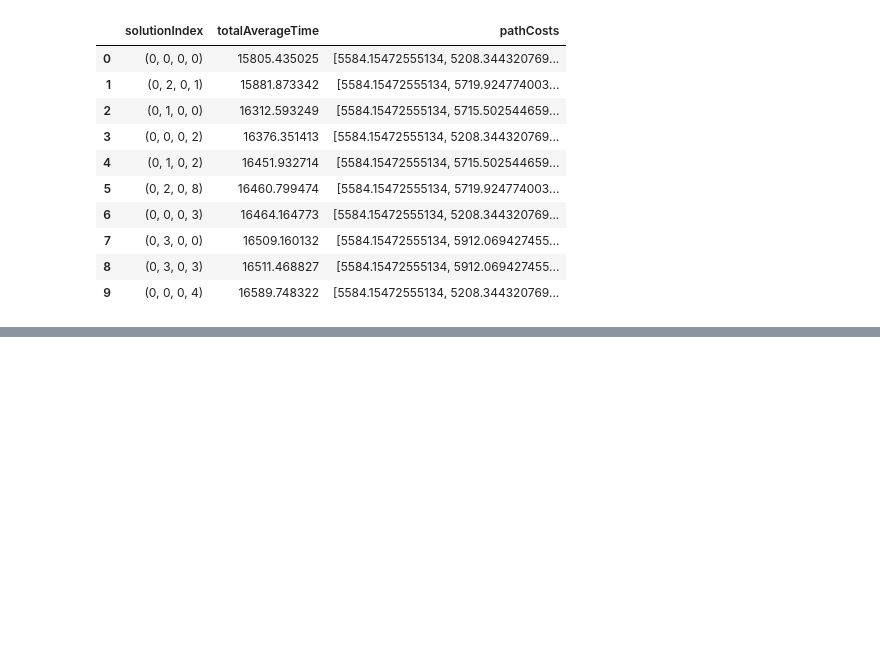
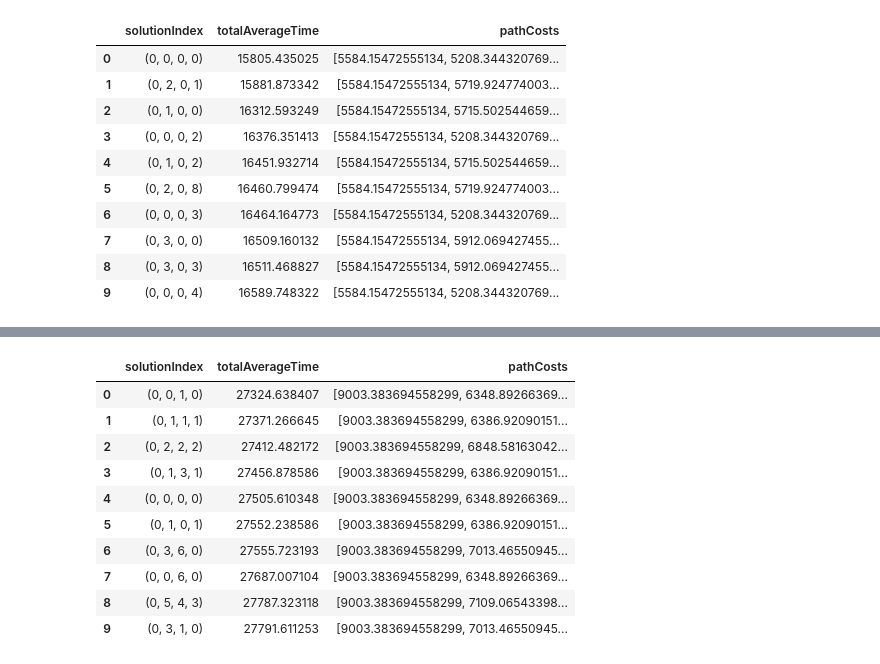
Before and after one commit to neo4j-product-examples/supply-chain-logistics-demo, a Jupyter notebook: part3-path-finding-and-what-if/route-finding-demo.ipynb, the cells around one changed output, grey strips where cells are left out. Drawn from its saved outputs; the diff is of its cells as text; code cells hidden in the pictures; blank space fills up the shorter version.

```diff
--- a/part3-path-finding-and-what-if/route-finding-demo.ipynb
+++ b/part3-path-finding-and-what-if/route-finding-demo.ipynb
@@ -434,0 +323,20 @@ gds.run_cypher('MATCH()-[r:BEST_YENS_PATH]->() DELETE r')
+# %%
+g.drop()
+g, _ = gds.graph.project.cypher('proj', node_proj_query, relationship_proj_query
+                                , parameters = {'delayAirportNames': ['Shanefort', 'Davisfort', 'Richardberg'], 'delayMultiplier': 3.0})
+
+top_k_df = ds_utils.top_k_solutions_from_names(gds, g, source_airport_names, target_airport_name).rename(columns={'totalCost':'totalAverageTime'})
+ds_utils.write_solution_to_db(gds, top_k_df.relationships[0], 'BEST_YENS_PATH')
+top_k_df[['solutionIndex', 'totalAverageTime', 'pathCosts']]
+# %% [output]
+|  | solutionIndex | totalAverageTime | pathCosts |
+| 0 | (0, 0, 1, 0) | 27324.638407 | [9003.383694558299, 6348.89266369... |
+| 1 | (0, 1, 1, 1) | 27371.266645 | [9003.383694558299, 6386.92090151... |
+| 2 | (0, 2, 2, 2) | 27412.482172 | [9003.383694558299, 6848.58163042... |
+| 3 | (0, 1, 3, 1) | 27456.878586 | [9003.383694558299, 6386.92090151... |
+| 4 | (0, 0, 0, 0) | 27505.610348 | [9003.383694558299, 6348.89266369... |
+| 5 | (0, 1, 0, 1) | 27552.238586 | [9003.383694558299, 6386.92090151... |
+| 6 | (0, 3, 6, 0) | 27555.723193 | [9003.383694558299, 7013.46550945... |
+| 7 | (0, 0, 6, 0) | 27687.007104 | [9003.383694558299, 6348.89266369... |
+| 8 | (0, 5, 4, 3) | 27787.323118 | [9003.383694558299, 7109.06543398... |
+| 9 | (0, 3, 1, 0) | 27791.611253 | [9003.383694558299, 7013.46550945... |
```
Also changed, not shown: parts of 26 cells of this notebook, 8 other files.
